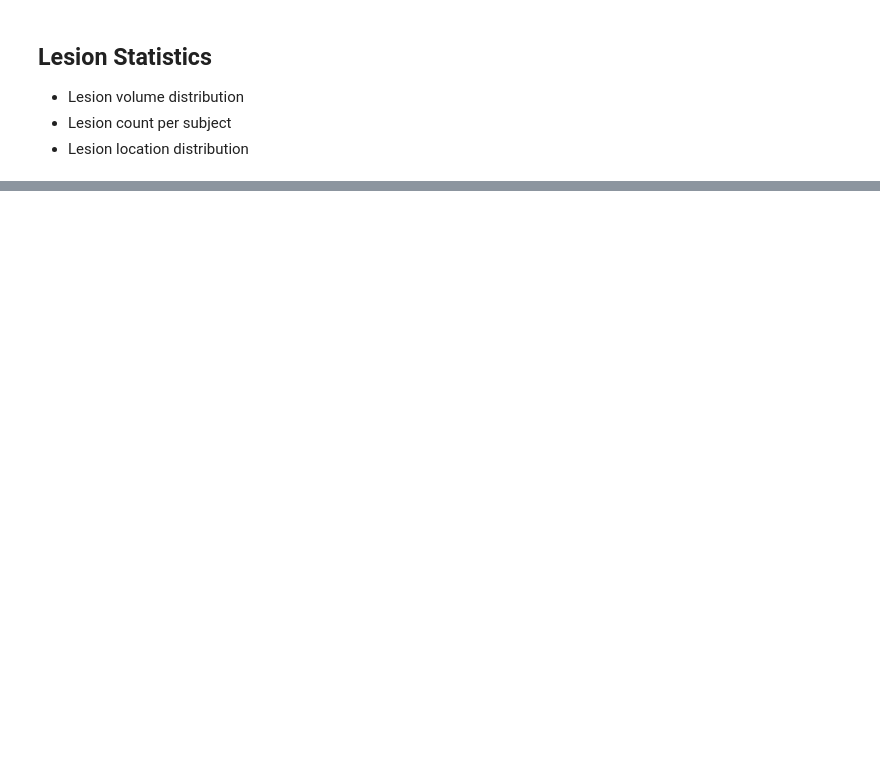
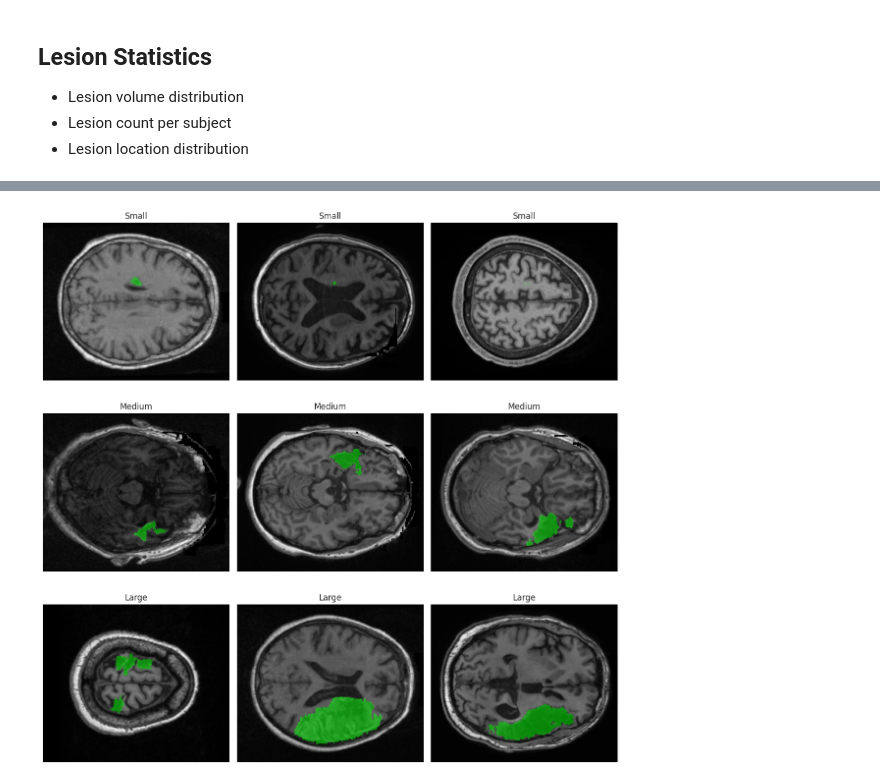
Before and after one commit to angelonazzaro/StrokeFormer, a Jupyter notebook: data_analysis.ipynb, the cells around one changed output, grey strips where cells are left out. Saved outputs shown, nothing was run; the diff lists cells and outputs as text; code cells hidden in the pictures; blank space fills up the shorter version.

```diff
--- a/data_analysis.ipynb
+++ b/data_analysis.ipynb
@@ -134,0 +76,36 @@ Average number of lesions per patient: 5.11
+# %%
+from utils import load_volume, generate_overlayed_slice
+
+def plot_mask_slice(scan_filepath, mask_filepath, slice_idx, category, ax=None, figsize=(8, 6)):
+    scan = load_volume(scan_filepath)
+    mask = load_volume(mask_filepath)
+
+    scan_slice = scan[..., slice_idx]
+    mask_slice = mask[..., slice_idx]
+
+    overlayed_slice = generate_overlayed_slice(scan_slice, mask_slice, color=(0, 255, 0))
+
+    if ax is None:
+        plt.figure(figsize=figsize)
+        plt.imshow(overlayed_slice, cmap="gray")
+        plt.title(f"{category}")
+        plt.axis("off")
+        plt.show()
+    else:
+        ax.imshow(overlayed_slice, cmap="gray")
+        ax.set_title(f"{category}")
+        ax.axis("off")
+
+fig, axs = plt.subplots(3, 3, figsize=(12, 12))
+masks_samples = []
+
+for i, size in enumerate(LESION_SIZES[1:]):
+    samples = random.choices(lesion_size_distribution_metadata[size]["filepaths"], k=3)
+
+    for j, (scan_filepath, masks_filepath, slice_idx) in enumerate(samples):
+        plot_mask_slice(scan_filepath, masks_filepath, slice_idx, size, ax=axs[i, j])
+
+plt.tight_layout()
+plt.show()
+# %% [output]
+[figure, added]
```
Also changed, not shown: parts of 8 cells of this notebook, 3 other files.
